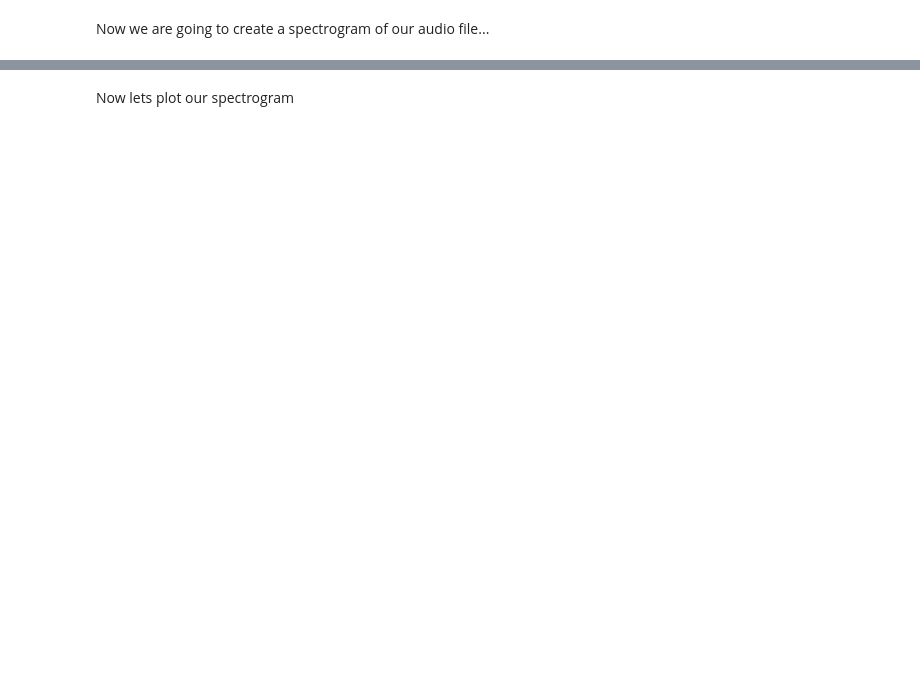
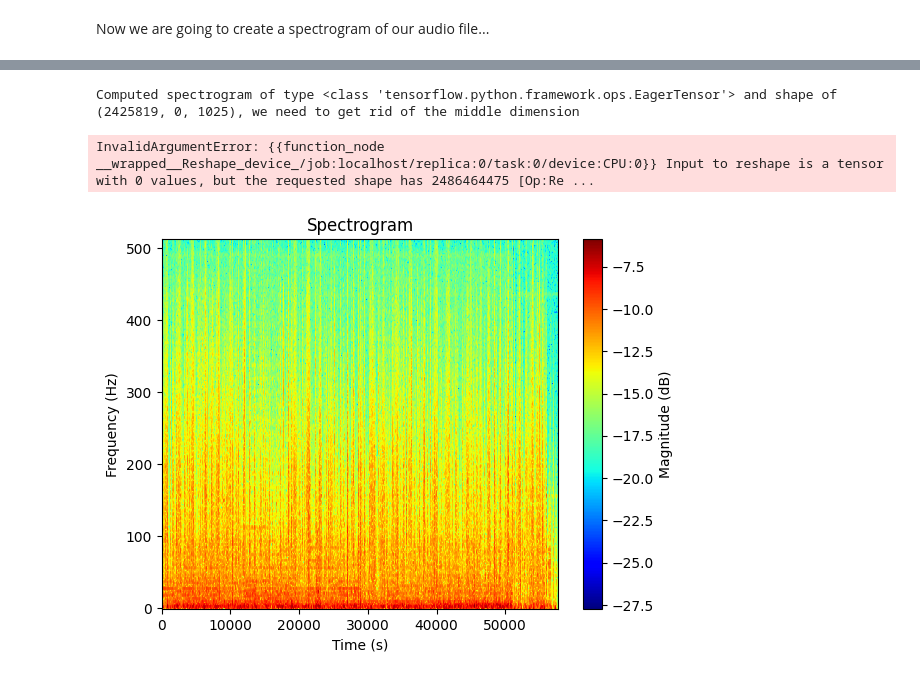
Before and after one commit to nathanshaw/tensor_flow_projects, a Jupyter notebook: audio_experiments/Audio_experiments.ipynb, the cells around one changed output, grey strips where cells are left out. Drawn from its saved outputs; the diff is of its cells as text; code cells hidden in the pictures; blank space fills up the shorter version.

```diff
--- a/audio_experiments/Audio_experiments.ipynb
+++ b/audio_experiments/Audio_experiments.ipynb
@@ -122,2 +134,0 @@ print(spectrogram)
-# %% [markdown]
-Now lets plot our spectrogram
@@ -153,0 +135,43 @@ print(audio2)
+# %%
+import tensorflow as tf
+import matplotlib.pyplot as plt
+
+# Load audio file
+audio_binary = tf.io.read_file(mono_paths[0])
+audio_tensor, sample_rate = tf.audio.decode_wav(audio_binary)
+
+# Compute spectrogram
+s = tf.abs(tf.signal.stft(audio_tensor, frame_length=2048, frame_step=512, fft_length=2048))
+print("Computed spectrogram of type {} and shape of {}, we need to get rid of the middle dimension".format(type(s), s.shape))
+
+
+mask = tf.reduce_sum(s, axis=-1) != 0
+
+if tf.reduce_all(mask):
+    ss = tf.reshape(s, (s.shape[0], s.shape[2]))
+else:
+    ss = tf.boolean_mask(s, mask, axis=1)
+
+print("Final spectrogram of type {} and shape of {}".format(type(ss), ss.shape))
+# %% [output]
+Computed spectrogram of type <class 'tensorflow.python.framework.ops.EagerTensor'> and shape of (2425819, 0, 1025), we need to get rid of the middle dimension
+InvalidArgumentError: {{function_node __wrapped__Reshape_device_/job:localhost/replica:0/task:0/device:CPU:0}} Input to reshape is a tensor with 0 values, but the requested shape has 2486464475 [Op:Re ...
+# %%
+# Plot spectrogram
+fig, ax = plt.subplots()
+im = ax.imshow(tf.math.log(spectrogram).numpy().T, aspect="auto", origin="lower",
+               cmap="jet", interpolation="none")
+
+# Set axis labels and title
+plt.xlabel("Time (s)")
+plt.ylabel("Frequency (Hz)")
+plt.title("Spectrogram")
+
+# Set colorbar
+cbar = fig.colorbar(im)
+cbar.ax.set_ylabel("Magnitude (dB)")
+
+# Show plot
+plt.show()
+# %% [output]
+[figure, added]
```
Also changed, not shown: parts of 25 cells of this notebook, 1 other file.
